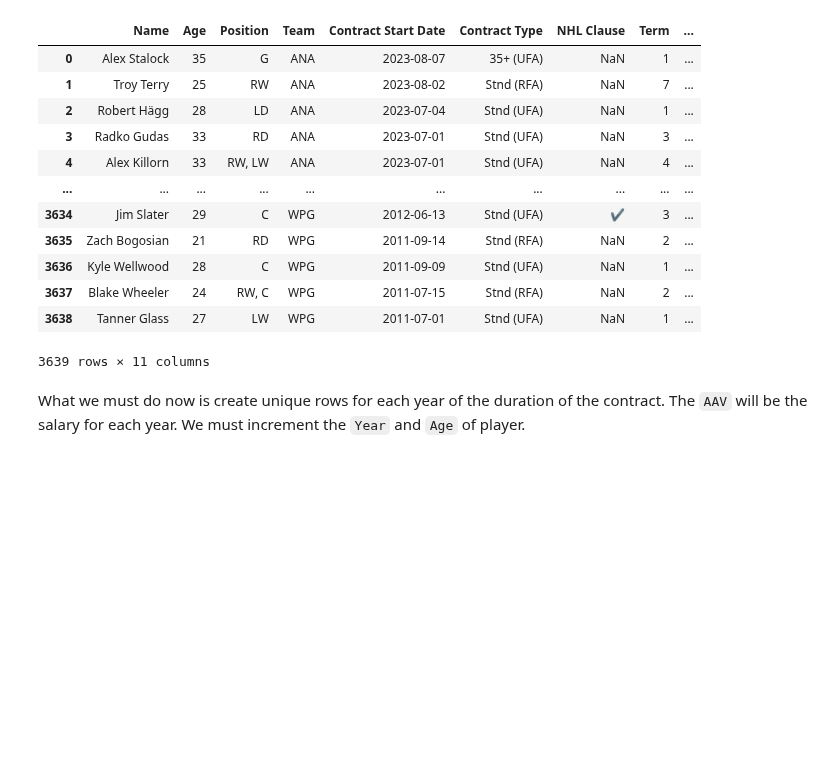
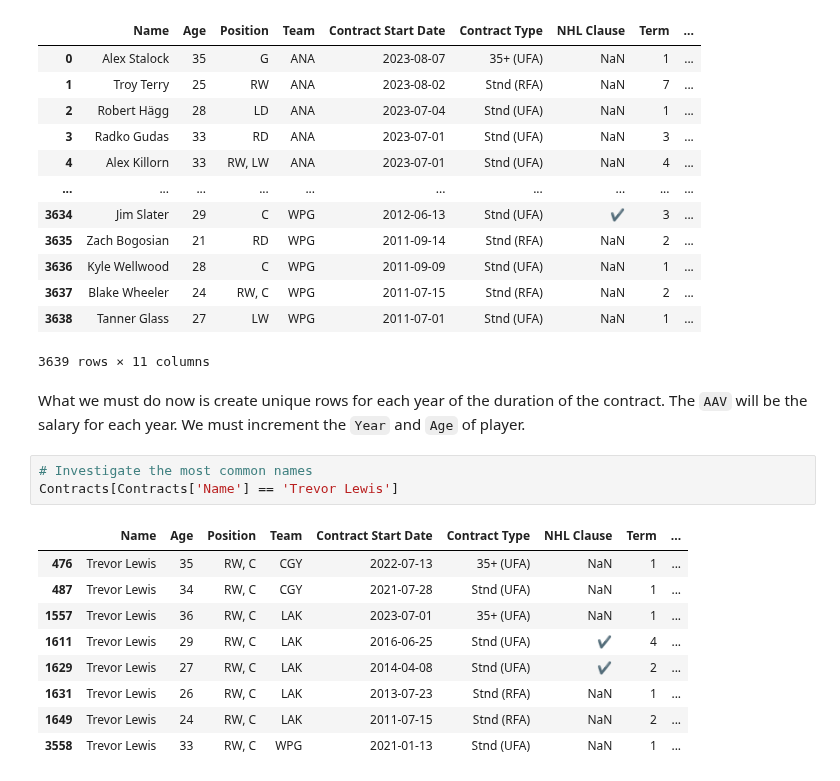
Before and after one commit to lukekerwin/DS-320_Project, a Jupyter notebook: Contract Data/Contracts_Cleaning.ipynb, the cells around one changed output. Saved outputs shown, nothing was run; the diff lists cells and outputs as text; blank space fills up the shorter version.

```diff
--- a/Contract Data/Contracts_Cleaning.ipynb
+++ b/Contract Data/Contracts_Cleaning.ipynb
@@ -185,3 +185,16 @@ Contracts
 3639 rows × 11 columns
 # %% [markdown]
 What we must do now is create unique rows for each year of the duration of the contract. The `AAV` will be the salary for each year. We must increment the `Year` and `Age` of player.
+# %%
+# Investigate the most common names
+Contracts[Contracts['Name'] == 'Trevor Lewis']
+# %% [output]
+|  | Name | Age | Position | Team | Contract Start Date | Contract Type | NHL Clause | Term | ... |
+| 476 | Trevor Lewis | 35 | RW, C | CGY | 2022-07-13 | 35+ (UFA) | NaN | 1 | ... |
+| 487 | Trevor Lewis | 34 | RW, C | CGY | 2021-07-28 | Stnd (UFA) | NaN | 1 | ... |
+| 1557 | Trevor Lewis | 36 | RW, C | LAK | 2023-07-01 | 35+ (UFA) | NaN | 1 | ... |
+| 1611 | Trevor Lewis | 29 | RW, C | LAK | 2016-06-25 | Stnd (UFA) | ✔ | 4 | ... |
+| 1629 | Trevor Lewis | 27 | RW, C | LAK | 2014-04-08 | Stnd (UFA) | ✔ | 2 | ... |
+| 1631 | Trevor Lewis | 26 | RW, C | LAK | 2013-07-23 | Stnd (RFA) | NaN | 1 | ... |
+| 1649 | Trevor Lewis | 24 | RW, C | LAK | 2011-07-15 | Stnd (RFA) | NaN | 2 | ... |
+| 3558 | Trevor Lewis | 33 | RW, C | WPG | 2021-01-13 | Stnd (UFA) | NaN | 1 | ... |
```
Also changed, not shown: parts of 16 cells of this notebook.
